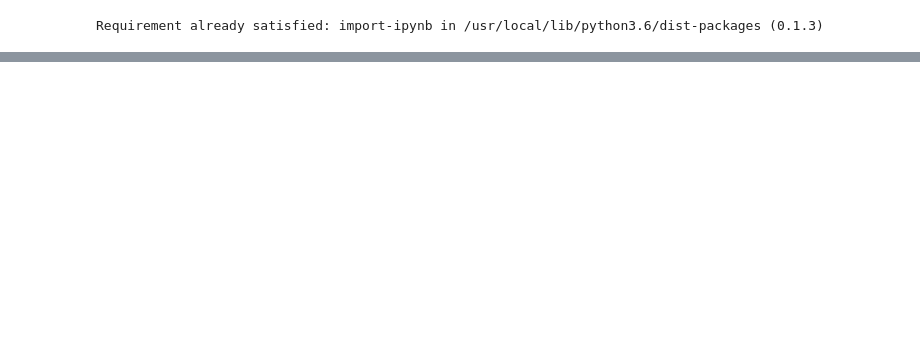
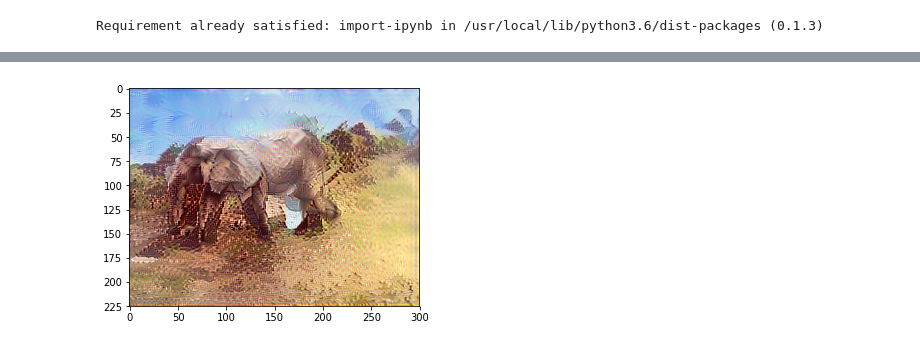
Before and after one commit to YasirHabib/Deep-Learning-Advanced-Computer-Vision, a Jupyter notebook: style_transfer_III_keras.ipynb, the cells around one changed output, grey strips where cells are left out. Saved outputs shown, nothing was run; the diff lists cells and outputs as text; code cells hidden in the pictures; blank space fills up the shorter version.

```diff
--- a/style_transfer_III_keras.ipynb
+++ b/style_transfer_III_keras.ipynb
@@ -37,0 +46,78 @@ Requirement already satisfied: import-ipynb in /usr/local/lib/python3.6/dist-pac
+# %%
+def load_img_and_preprocess(path, shape=None):
+  img = image.load_img(path, target_size=shape)
+
+  # convert image to array and preprocess for vgg
+  x = image.img_to_array(img)
+  x = np.expand_dims(x, axis=0)
+  x = preprocess_input(x)
+
+  return x
+# %%
+content_img = load_img_and_preprocess('/content/gdrive/My Drive/Colab Notebooks/Deep Learning: Advanced Computer Vision/image_0002.jpg')
+# %%
+# resize the style image
+# since we don't care too much about warping it
+h, w = content_img.shape[1:3]
+style_img = load_img_and_preprocess('/content/gdrive/My Drive/Colab Notebooks/Deep Learning: Advanced Computer Vision/image_0003.jpg', (h, w))
+# %%
+# we'll use this throughout the rest of the script
+batch_shape = content_img.shape
+shape = content_img.shape[1:]
+
+# we want to make only 1 VGG here
+# as you'll see later, the final model needs
+# to have a common input
+vgg = VGG16_AvgPool(shape)
+
+# create the content model
+# we only want 1 output
+# remember you can call vgg.summary() to see a list of layers
+content_model = Model(vgg.input, vgg.layers[13].get_output_at(0))                 # vgg.layers[13].get_output_at(0))  => (?, 14, 18, 512)
+content_target = K.variable(content_model.predict(content_img))
+
+# create the style model
+# we want multiple outputs
+# we will take the same approach as in style_transfer2.py
+symbolic_conv_outputs = [
+  layer.get_output_at(1) for layer in vgg.layers \
+  if layer.name.endswith('conv1')
+]
+
+# make a big model that outputs multiple layers' outputs
+style_model = Model(vgg.input, symbolic_conv_outputs)
+
+# calculate the targets that are output at each layer
+style_layers_outputs = [K.variable(y) for y in style_model.predict(style_img)]
+
+# we will assume the weight of the content loss is 1
+# and only weight the style losses
+style_weights = [0.2,0.4,0.3,0.5,0.2]
+
+# create the total loss which is the sum of content + style loss
+loss = K.mean(K.square(content_model.output - content_target))
+
+for w, symbolic, actual in zip(style_weights, symbolic_conv_outputs, style_layers_outputs):
+  # gram_matrix() expects a (H, W, C) as input
+  loss += w * style_loss(symbolic[0], actual[0])
+
+# once again, create the gradients and loss + grads function
+# note: it doesn't matter which model's input you use
+# they are both pointing to the same keras Input layer in memory
+grads = K.gradients(loss, vgg.input)
+
+# just like theano.function
+get_loss_and_grads = K.function(
+  inputs=[vgg.input],
+  outputs=[loss] + grads
+)
+
+def get_loss_and_grads_wrapper(x_vec):
+  l, g = get_loss_and_grads([x_vec.reshape(*batch_shape)])
+  return l.astype(np.float64), g.flatten().astype(np.float64)
+
+
+final_img = minimize(get_loss_and_grads_wrapper, 20, batch_shape)
+plt.imshow(scale_img(final_img))
+plt.show()
+# %% [output]
@@ -37,0 +144 @@ Requirement already satisfied: import-ipynb in /usr/local/lib/python3.6/dist-pac
+[figure, added]
```
Also changed, not shown: parts of 4 cells of this notebook.
